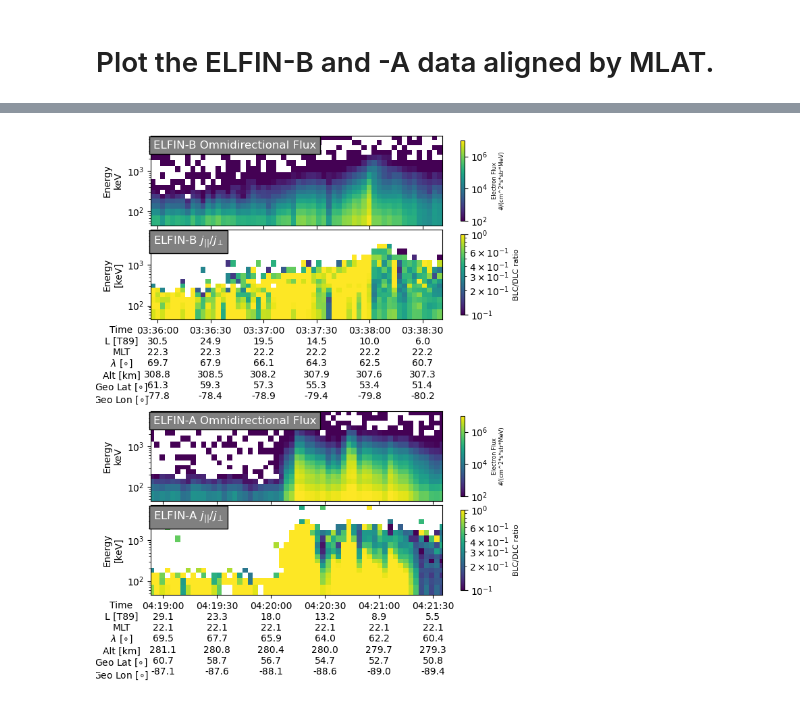
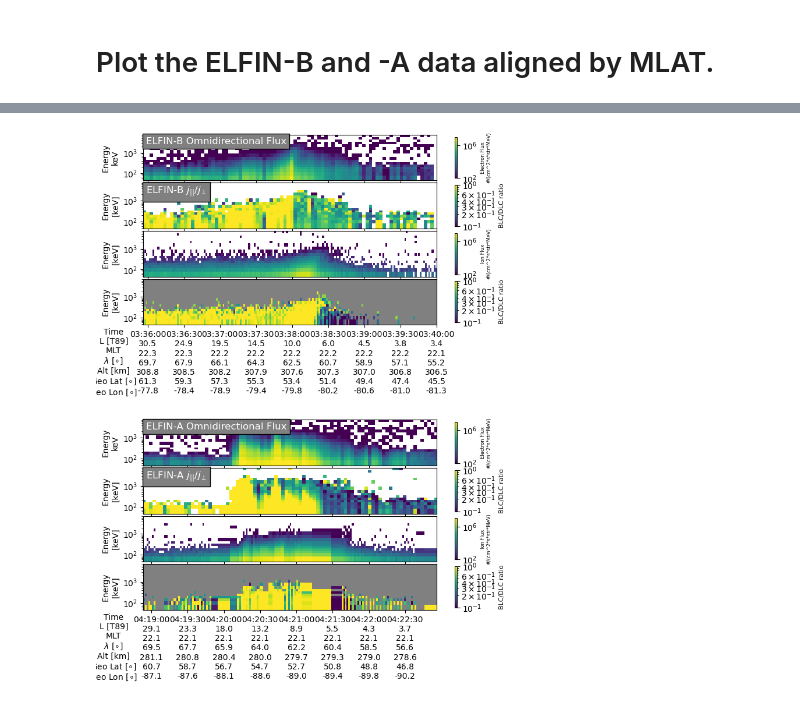
Before and after one commit to mshumko/elfinasi, a Jupyter notebook: src/20240904_substorm_study/misc/compare_elfin_passes.ipynb, the cells around one changed output, grey strips where cells are left out. Cells and saved outputs as stored; diff of their text form; code cells hidden in the pictures.

Commit message:
Ran the notebooks with the ELFIN ion data and new data folder.

```diff
--- a/src/20240904_substorm_study/misc/compare_elfin_passes.ipynb
+++ b/src/20240904_substorm_study/misc/compare_elfin_passes.ipynb
@@ -19,19 +19,19 @@ sc_ids = [
     'b',
     'a'
 ]
-mlat_bounds = [60, 70]
+mlat_bounds = [55, 70]
 # %%
-electron_pad_objs = []
+epad_objs = []
 for sc_id, time_range in zip(sc_ids, time_ranges_str):
-    electron_pad_objs.append(elfinasi.EPD_PAD(
+    epad_objs.append(elfinasi.EPD_PAD(
         sc_id, time_range, start_pa=0, min_counts=None, accumulate=1, spin_time_tol=(2.5, 12),
         lc_exclusion_angle=0)
     )
 # %% [markdown]
 Need to get the Ion data from Anton for this to work.
 # %%
-ion_pad_objs = []
+ipad_objs = []
 for sc_id, time_range in zip(sc_ids, time_ranges_str):
-    ion_pad_objs.append(elfinasi.EPD_PAD_ARTEMYEV(
+    ipad_objs.append(elfinasi.EPD_PAD_ARTEMYEV(
         sc_id, time_range, min_counts=None, lc_exclusion_angle=0)
     )
@@ -44,6 +38,6 @@ IndexError: index 10 is out of bounds for axis 1 with size 10
 # %%
-fig, ax = plt.subplots(len(electron_pad_objs), 1, sharex=True, figsize=(10, 6))
-for i, pad_obj in enumerate(electron_pad_objs):
+fig, ax = plt.subplots(len(epad_objs), 1, sharex=True, figsize=(10, 6))
+for i, pad_obj in enumerate(epad_objs):
     if i == 0:
         colorbar=True
     else:
@@ -56,23 +50,43 @@ plt.tight_layout()
 # %% [markdown]
 # Plot the ELFIN-B and -A data aligned by MLAT.
 # %%
-spec_fig = plt.figure(figsize=(12, 10))
+spec_fig = plt.figure(figsize=(14, 12))
 gs = spec_fig.add_gridspec(2, 1, hspace=0.5, right=0.95, left=0.5, bottom=0.2)
-elfina_gs = gs[0, 0].subgridspec(2, 1, wspace=0.05, hspace=0.05)
-elfinb_gs = gs[1, 0].subgridspec(2, 1, wspace=0.01, hspace=0.05)
+elfina_gs = gs[0, 0].subgridspec(4, 1, wspace=0.05, hspace=0.05)
+elfinb_gs = gs[1, 0].subgridspec(4, 1, wspace=0.01, hspace=0.05)
 
-ax = 4*[None]
+ax = 8*[None]
 ax[0] = spec_fig.add_subplot(elfina_gs[0, 0])
 ax[1] = spec_fig.add_subplot(elfina_gs[1, 0], sharex=ax[0])
-ax[2] = spec_fig.add_subplot(elfinb_gs[0, 0])
-ax[3] = spec_fig.add_subplot(elfinb_gs[1, 0], sharex=ax[2])
+ax[2] = spec_fig.add_subplot(elfina_gs[2, 0], sharex=ax[0])
+ax[3] = spec_fig.add_subplot(elfina_gs[3, 0], sharex=ax[0])
+ax[4] = spec_fig.add_subplot(elfinb_gs[0, 0])
+ax[5] = spec_fig.add_subplot(elfinb_gs[1, 0], sharex=ax[4])
+ax[6] = spec_fig.add_subplot(elfinb_gs[2, 0], sharex=ax[4])
+ax[7] = spec_fig.add_subplot(elfinb_gs[3, 0], sharex=ax[4])
 ax = np.array(ax)
 
-ax[0].tick_params(axis='x', labelbottom=False)
-ax[2].tick_params(axis='x', labelbottom=False)
+for i in range(8):
+    if (i == 3) or (i == 7):
+        continue
+    ax[i].tick_params(axis='x', labelbottom=False)
 
-for omni_ax, ratio_ax, pad_obj, time_range, sc_id in zip(ax[[0, 2]], ax[[1, 3]], electron_pad_objs, time_ranges, sc_ids):
-    transformed_state = pad_obj.transform_state()
+# ax[0].tick_params(axis='x', labelbottom=False)
+# ax[2].tick_params(axis='x', labelbottom=False)
+
+z = zip(
+    ax[[0, 4]],
+    ax[[1, 5]],
+    ax[[2, 6]],
+    ax[[3, 7]],
+    epad_objs,
+    ipad_objs,
+    time_ranges,
+    sc_ids
+    )
+
+for eomni_ax, eratio_ax, iomni_ax, iratio_ax, epad_obj, ipad_obj, time_range, sc_id in z:
+    transformed_state = epad_obj.transform_state()
     filtered_state = transformed_state[
         (transformed_state.mlat >= mlat_bounds[0]) &
         (transformed_state.mlat <= mlat_bounds[1]) &
@@ -80,20 +94,24 @@ for omni_ax, ratio_ax, pad_obj, time_range, sc_id in zip(ax[[0, 2]], ax[[1, 3]],
         (transformed_state.index <= time_range[1])
         ]
     print(f'{filtered_state.index[0]} {filtered_state.index[-1]}')
-    pad_obj.plot_omni(ax=omni_ax, colorbar=True, vmin=1E2, vmax=1E7, pretty_plot=False)
-    pad_obj.plot_blc_dlc_ratio(ax=ratio_ax)
-    pad_obj.plot_position(ax=ratio_ax)
-    omni_ax.set_xlim(filtered_state.index[0], filtered_state.index[-1])
-    ratio_ax.set_xlim(filtered_state.index[0], filtered_state.index[-1])
+    epad_obj.plot_omni(ax=eomni_ax, colorbar=True, vmin=1E2, vmax=1E7, pretty_plot=False)
+    epad_obj.plot_blc_dlc_ratio(ax=eratio_ax)
 
-    _text = omni_ax.text(
+    ipad_obj.plot_omni(ax=iomni_ax, colorbar=True, vmin=1E2, vmax=1E7, pretty_plot=False)
+    ipad_obj.plot_blc_dlc_ratio(ax=iratio_ax)
+
+    epad_obj.plot_position(ax=iratio_ax)
+    eomni_ax.set_xlim(filtered_state.index[0], filtered_state.index[-1])
+    eratio_ax.set_xlim(filtered_state.index[0], filtered_state.index[-1])
+
+    _text = eomni_ax.text(
         0.01, 0.95, f'ELFIN-{sc_id.upper()} Omnidirectional Flux', fontsize=12, color='w', va='top',
-        transform=omni_ax.transAxes
+        transform=eomni_ax.transAxes
         )
     _text.set_bbox(dict(facecolor='grey', alpha=1, edgecolor='black'))
-    _text = ratio_ax.text(
+    _text = eratio_ax.text(
         0.01, 0.95, f'ELFIN-{sc_id.upper()} $j_{{||}}/j_{{\\perp}}$', fontsize=12, color='w', va='top',
-        transform=ratio_ax.transAxes
+        transform=eratio_ax.transAxes
         )
     _text.set_bbox(dict(facecolor='grey', alpha=1, edgecolor=None))
 # %% [output]
@@ -102 +120 @@ for omni_ax, ratio_ax, pad_obj, time_range, sc_id in zip(ax[[0, 2]], ax[[1, 3]],
-[figure, old version]
+[figure, new version]
```
Also changed, not shown: parts of 3 cells of this notebook, 1 other file.
